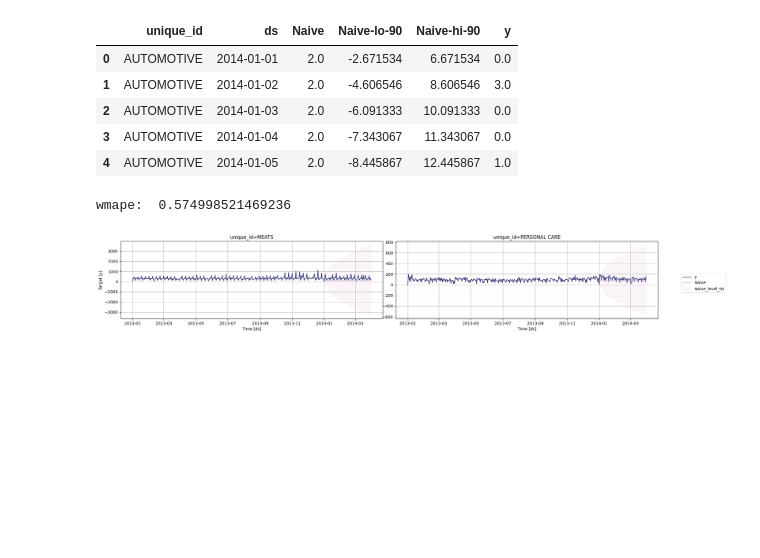
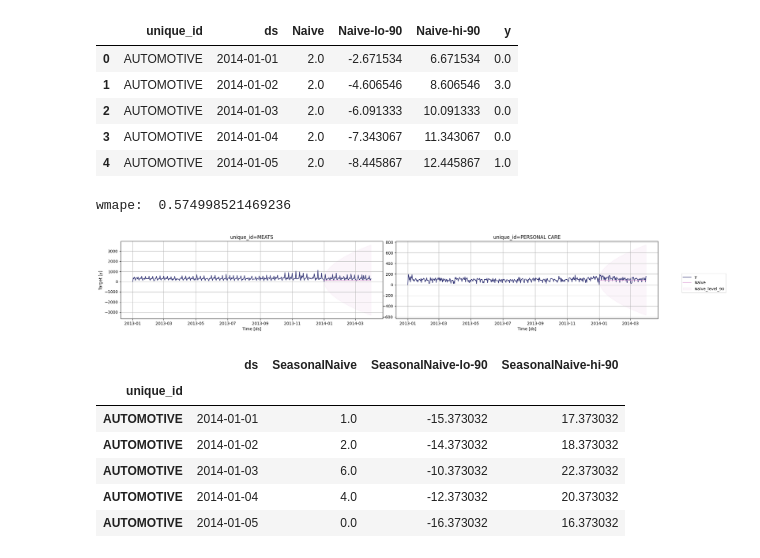
Before and after one commit to edupmon/fiap, a Jupyter notebook: pos-tech/data-analytics/fase-2/03-analise-de-series-temporais/aula-5/aula-5.ipynb, the cells around one changed output. Saved outputs shown, nothing was run; the diff lists cells and outputs as text; code cells hidden in the pictures; blank space fills up the shorter version.

```diff
--- a/pos-tech/data-analytics/fase-2/03-analise-de-series-temporais/aula-5/aula-5.ipynb
+++ b/pos-tech/data-analytics/fase-2/03-analise-de-series-temporais/aula-5/aula-5.ipynb
@@ -73,3 +73,18 @@ wmape:  0.574998521469236
 model.plot(train, df_pred, level=[90], unique_ids=['MEATS', 'PERSONAL CARE'])
 # %% [output]
 [figure]
+# %%
+model_seasonal = StatsForecast(models=[SeasonalNaive(season_length=7)],
+                               freq='D', n_jobs=-1)
+model_seasonal.fit(train)
+
+df_pred_seasonal = model_seasonal.predict(h=h, level=[90])
+df_pred_seasonal.head()
+# %% [output]
+|  | ds | SeasonalNaive | SeasonalNaive-lo-90 | SeasonalNaive-hi-90 |
+| unique_id |  |  |  |  |
+| AUTOMOTIVE | 2014-01-01 | 1.0 | -15.373032 | 17.373032 |
+| AUTOMOTIVE | 2014-01-02 | 2.0 | -14.373032 | 18.373032 |
+| AUTOMOTIVE | 2014-01-03 | 6.0 | -10.373032 | 22.373032 |
+| AUTOMOTIVE | 2014-01-04 | 4.0 | -12.373032 | 20.373032 |
+| AUTOMOTIVE | 2014-01-05 | 0.0 | -16.373032 | 16.373032 |
```
Also changed, not shown: parts of 4 cells of this notebook.
